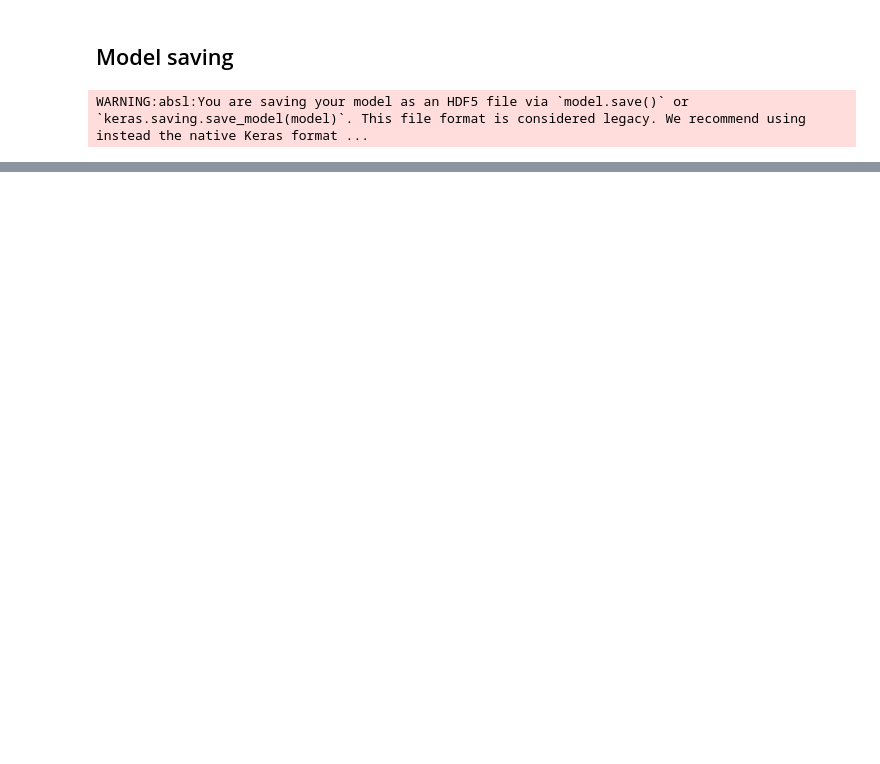
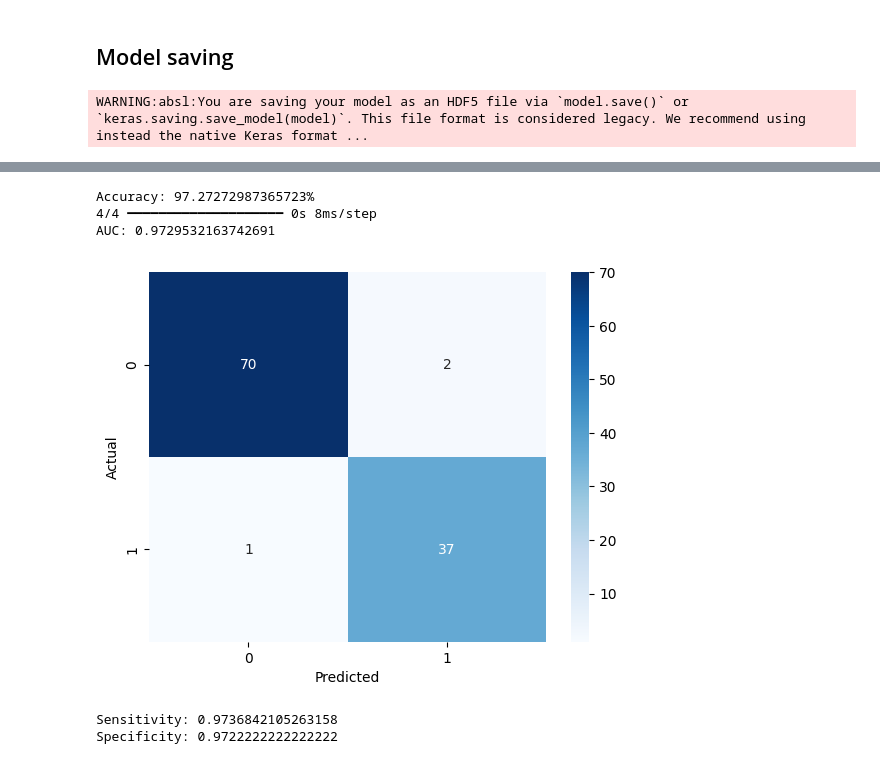
Before and after one commit to amg-eng/Thyroid_Cancer_Risk, a Jupyter notebook: Models/ANN.ipynb, the cells around one changed output, grey strips where cells are left out. Drawn from its saved outputs; the diff is of its cells as text; code cells hidden in the pictures; blank space fills up the shorter version.

```diff
--- a/Models/ANN.ipynb
+++ b/Models/ANN.ipynb
@@ -80,9 +80,4 @@ y = df['Recurred']
 # %%
 # Split the data into training and testing sets
 X_train, X_test, y_train, y_test = train_test_split(X, y, test_size=0.3, random_state=42)
-
-# Normalize the data
-scaler = StandardScaler()
-X_train = scaler.fit_transform(X_train)
-X_test = scaler.transform(X_test)
 # %%
@@ -182,3 +239,38 @@ AUC: 0.9773391812865497
 # final_model.save("saved_models/Ann_model.h5")
 # %% [output]
 WARNING:absl:You are saving your model as an HDF5 file via `model.save()` or `keras.saving.save_model(model)`. This file format is considered legacy. We recommend using instead the native Keras format ...
+# %%
+# Load the model
+from tensorflow.keras.models import load_model
+loaded_model = load_model("saved_models/Ann_model.h5")
+
+# Evaluate the loaded model
+scores = loaded_model.evaluate(X_test, y_test, verbose=0)
+print(f"Accuracy: {scores[1]*100}%")
+
+# Calc the AUC score
+y_pred = loaded_model.predict(X_test)
+y_pred = (y_pred >= 0.5).astype(int).flatten()
+roc_auc = roc_auc_score(y_test, y_pred)
+print(f"AUC: {roc_auc}")
+
+# Calc the confusion matrix
+cm = confusion_matrix(y_test, y_pred)
+
+# Plot the confusion matrix as a heatmap
+sns.heatmap(cm, annot=True, fmt='d', cmap='Blues')
+plt.xlabel('Predicted')
+plt.ylabel('Actual')
+plt.show()
+
+# Calc the sensitivity and specificity
+
+# Sensitivity = TP / (TP + FN)
+
+sensitivity = cm[1,1] / (cm[1,1] + cm[1,0])
+print(f"Sensitivity: {sensitivity}")
+
+# Specificity = TN / (TN + FP)
+specificity = cm[0,0] / (cm[0,0] + cm[0,1])
+print(f"Specificity: {specificity}")
+# %% [output]
@@ -184,0 +278,6 @@ WARNING:absl:You are saving your model as an HDF5 file via `model.save()` or `ke
+Accuracy: 97.27272987365723%
+4/4 ━━━━━━━━━━━━━━━━━━━━ 0s 8ms/step
+AUC: 0.9729532163742691
+[figure, added]
+Sensitivity: 0.9736842105263158
+Specificity: 0.9722222222222222
```
Also changed, not shown: parts of 8 cells of this notebook, 1 other file.
